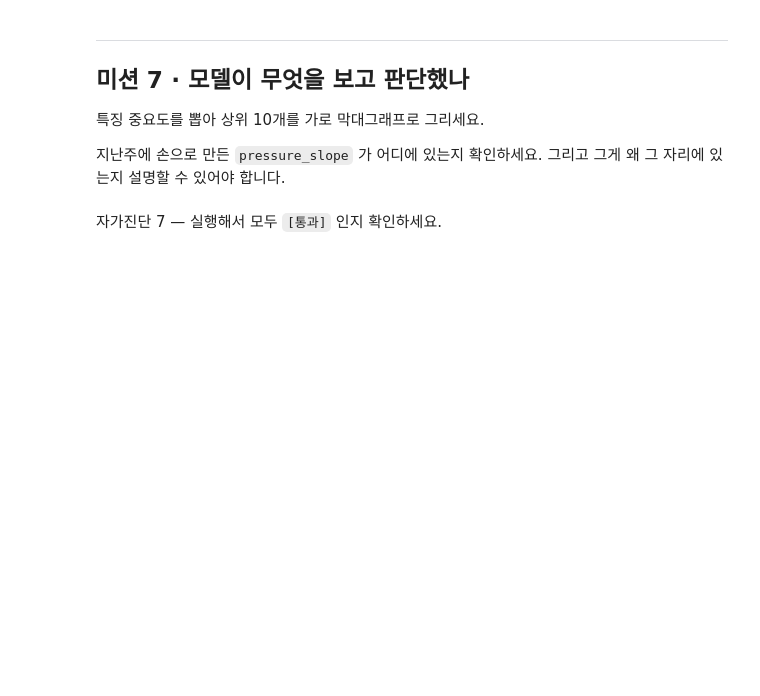
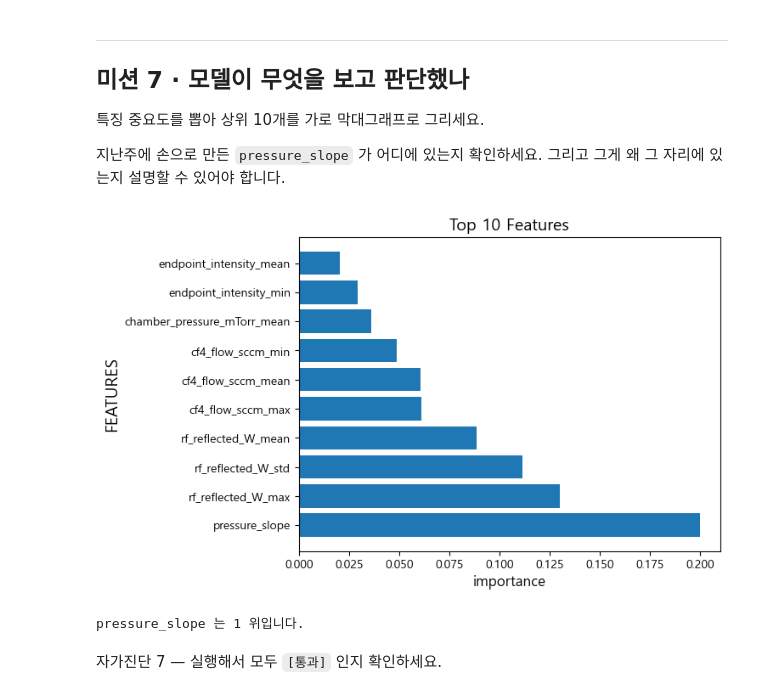
Before and after one commit to taesub0204/python, a Jupyter notebook: 2학기_반도제장비데이터실무/Week04/W04_학생용.ipynb, the cells around one changed output. Drawn from its saved outputs; the diff is of its cells as text; code cells hidden in the pictures; blank space fills up the shorter version.

```diff
--- a/2학기_반도제장비데이터실무/Week04/W04_학생용.ipynb
+++ b/2학기_반도제장비데이터실무/Week04/W04_학생용.ipynb
@@ -272,15 +394,25 @@ check('GAS_LEAK 은 절반 이하', cm is not None and cm[3, 3] <= cm[3].sum() *
 # %%
 # TODO 7-1: 중요도 상위 10개
 #   힌트: pd.Series(rf4.feature_importances_, index=FEATURES) 를 큰 순으로 정렬
-importance = None
-top10 = None
+importance = pd.Series(rf4.feature_importances_, index = Xm_train.columns)
+#print(importance)
+
+top10 = importance.sort_values(ascending=False).head(10)
 
 # TODO 7-2: 가로 막대그래프 (barh)
-
+plt.barh(top10.index, top10.values)
+plt.title("Top 10 Features", fontsize = 14)
+plt.xlabel("importance", fontsize = 12)
+plt.ylabel("FEATURES", fontsize = 14)
+plt.show()
 
 # TODO 7-3: pressure_slope 는 몇 위입니까?
 #   힌트: 정렬된 importance 의 인덱스 목록에서 위치를 찾고 1을 더하면 등수입니다
-rank = None
+rank = importance.sort_values(ascending=False).index.get_loc('pressure_slope') + 1
+print(f'pressure_slope 는 {rank} 위입니다.')
+# %% [output]
+[figure, added]
+pressure_slope 는 1 위입니다.
 # %% [markdown]
 자가진단 7 — 실행해서 모두 `[통과]` 인지 확인하세요.
 # %%
```
Also changed, not shown: parts of 15 cells of this notebook.
